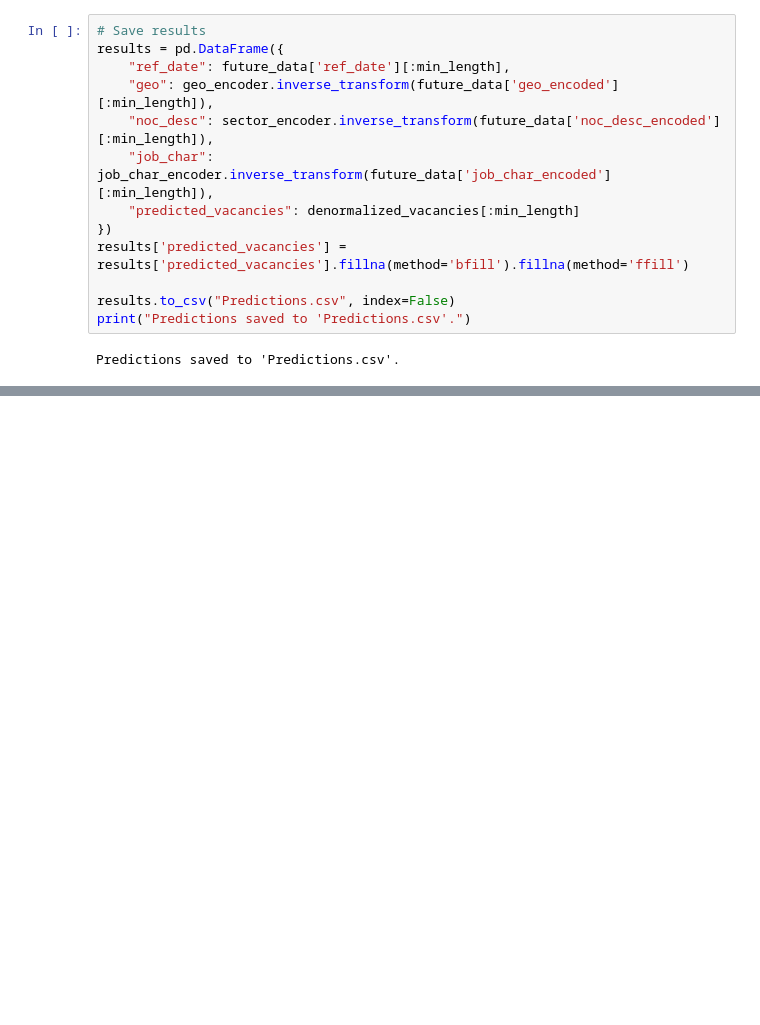
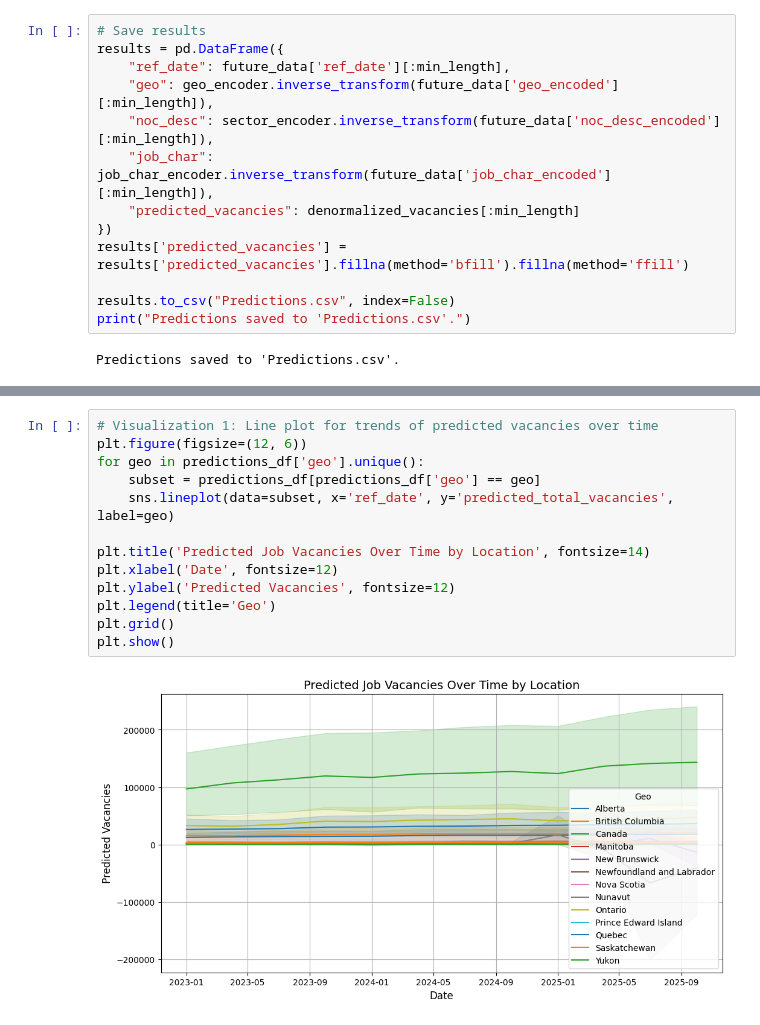
Before and after one commit to Sanjay-10/Job_Prediction_Using_TFT, a Jupyter notebook: Machine_Learning/TFT_Model.ipynb, the cells around one changed output, grey strips where cells are left out. Saved outputs shown, nothing was run; the diff lists cells and outputs as text; blank space fills up the shorter version.

```diff
--- a/Machine_Learning/TFT_Model.ipynb
+++ b/Machine_Learning/TFT_Model.ipynb
@@ -372,0 +400,15 @@ Predictions saved to 'Predictions.csv'.
+# %%
+# Visualization 1: Line plot for trends of predicted vacancies over time
+plt.figure(figsize=(12, 6))
+for geo in predictions_df['geo'].unique():
+    subset = predictions_df[predictions_df['geo'] == geo]
+    sns.lineplot(data=subset, x='ref_date', y='predicted_total_vacancies', label=geo)
+
+plt.title('Predicted Job Vacancies Over Time by Location', fontsize=14)
+plt.xlabel('Date', fontsize=12)
+plt.ylabel('Predicted Vacancies', fontsize=12)
+plt.legend(title='Geo')
+plt.grid()
+plt.show()
+# %% [output]
+[figure, added]
```
Also changed, not shown: parts of 7 cells of this notebook, 2 other files.
